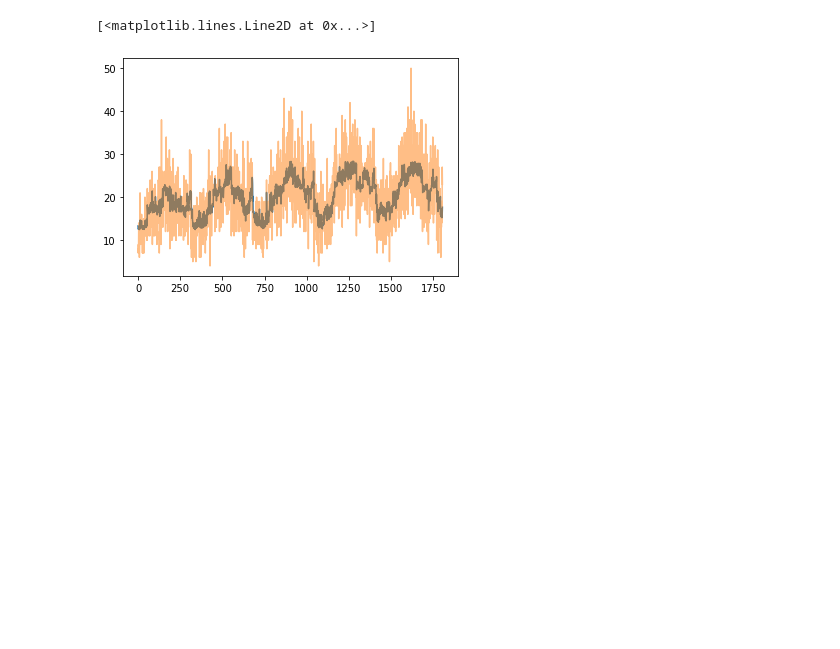
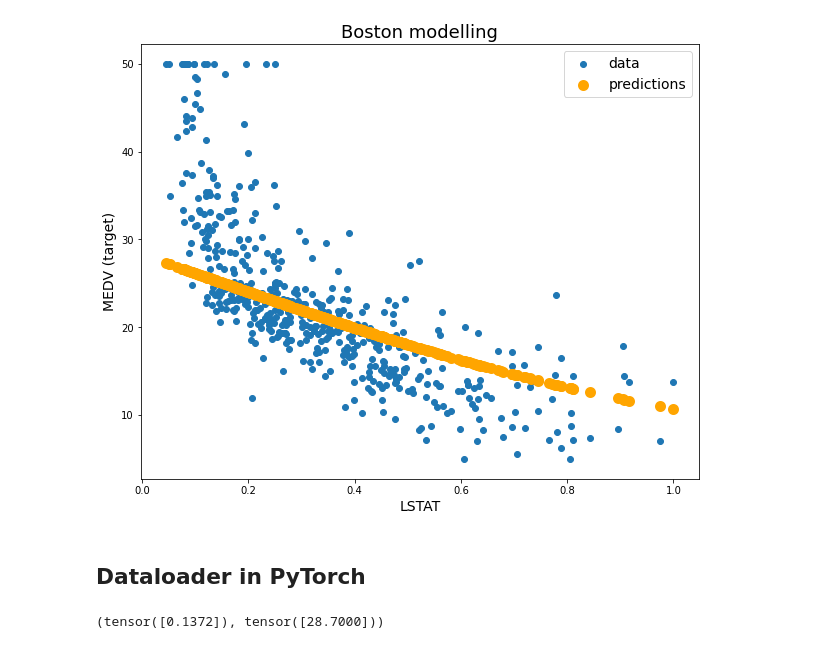
Before and after one commit to anton-selitskiy/NN_Tutorial, a Jupyter notebook: Tutorial2.ipynb, the cells around one changed output. Cells and saved outputs as stored; diff of their text form; code cells hidden in the pictures; blank space fills up the shorter version.

```diff
--- a/Tutorial2.ipynb
+++ b/Tutorial2.ipynb
@@ -157,2 +186,7 @@ tensor([[0.8129]], grad_fn=<AddmmBackward>)
+# %%
+model = MyNN(1,50,1)
+# %%
+learning_rate = 0.1
+optimizer = torch.optim.Adam(model.parameters(), lr=learning_rate)
 # %%
 criterion = nn.MSELoss()
@@ -167,12 +194,0 @@ n_iterations = np.ceil(n_samples/batch_size)
-# %%
-for epoch in range(num_epochs):
-  for i, (inputs, labels) in enumerate(dataloader):
-    outputs = model(inputs.to(device))
-    loss = criterion(outputs, labels.to(device))
-
-    optimizer.zero_grad()
-    loss.backward()
-    optimizer.step()
-
-    if (i+1)%20 == 0:
-      print(f'epoch {epoch+1} / loss = {loss.item():.4f}')
@@ -197,12 +195,23 @@ epoch 50 / loss = 21.6806
-# %%
-preds = []
-with torch.no_grad():
-  for i, (inputs, labels) in enumerate(dataloaderTest):
-    outputs = model(inputs.to(device)).to('cpu')
-    preds.append(outputs.squeeze())
-# %%
-plt.plot(preds)
-plt.plot(dataset[:][1], alpha=0.5)
-# %% [output]
-[<matplotlib.lines.Line2D at 0x...>]
-[figure, removed]
+# %%
+for epoch in range(num_epochs):
+  outputs = model(x.unsqueeze(dim=-1))
+  loss = criterion(outputs, y.unsqueeze(dim=-1))
+  optimizer.zero_grad()
+  loss.backward()
+  optimizer.step()
+
+  #print(f'epoch {epoch+1} / loss = {loss.item():.4f}')
+
+  clear_output(True)
+  plt.figure(figsize=(10,8))
+  plt.scatter(x, y, label="data")
+  plt.scatter(x, outputs.squeeze(dim=-1).data.numpy(), color="orange", linewidth=5, label="predictions")
+  plt.xlabel("LSTAT", fontsize=14)
+  plt.ylabel("MEDV (target)", fontsize=14)
+  plt.title("Boston modelling", fontsize=18)
+  plt.legend(fontsize=14)
+  plt.show()
+# %% [output]
+[figure, added]
+# %% [markdown]
+## Dataloader in PyTorch
@@ -208,0 +234,4 @@ plt.plot(dataset[:][1], alpha=0.5)
+# %%
+dataset[5]
+# %% [output]
+(tensor([0.1372]), tensor([28.7000]))
```
Also changed, not shown: parts of 90 cells of this notebook, 1 other file.
